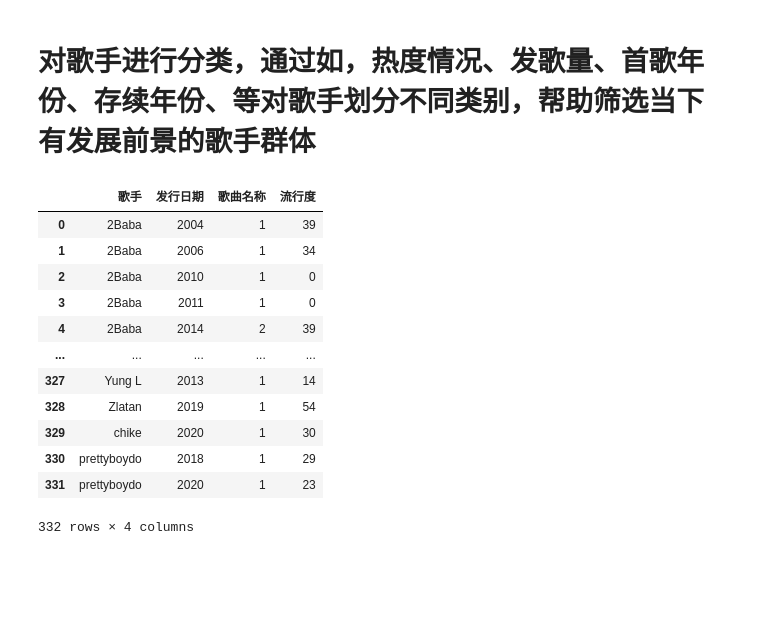
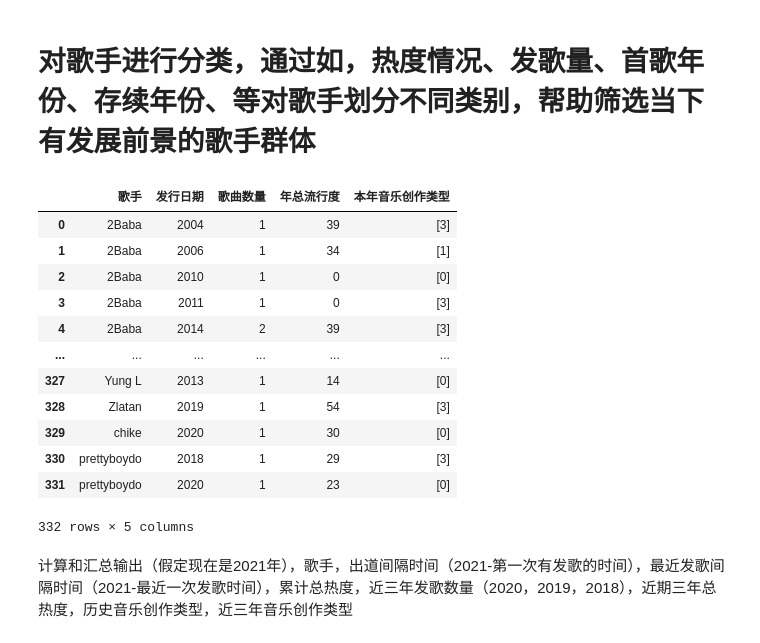
Before and after one commit to liushisi7/liushisi7_xiaoxueqi_renmeng, a Jupyter notebook: 作业一/歌手聚类和分析.ipynb, the cells around one changed output. Drawn from its saved outputs; the diff is of its cells as text; code cells hidden in the pictures; blank space fills up the shorter version.

```diff
--- a/作业一/歌手聚类和分析.ipynb
+++ b/作业一/歌手聚类和分析.ipynb
@@ -15,6 +15,6 @@ import warnings
 warnings.filterwarnings('ignore')
 
 # 读取数据
-data = pd.read_csv('nigerian-songs.csv')
+data = pd.read_csv('音乐聚类后.csv')
 data
 # %% [output]
@@ -55,9 +55,3 @@ memory usage: 66.4+ KB
 # %% [markdown]
 歌曲名称、专辑、艺术家、艺术家顶级流派、发行日期、长度、流行度、舞蹈性、音乐性、能量、乐器性、活跃度、响度、语速、节奏和时值
 **各列都是530，均不存在空值，故无需进行缺失值处理。数据类型见Dtype。通过观察，这是一个比较规整的数据集，无需进行缺失值等处理。**
-# %%
-# 替换列名称，便于理解
-# 原始列名: ['name', 'album', 'artist', 'artist_top_genre', 'release_date', 'length', 'popularity', 'danceability', 'acousticness', 'energy', 'instrumentalness', 'liveness', 'loudness', 'speechiness', 'tempo', 'time_signature']
-data.columns = ['歌曲名称', '专辑', '歌手', '歌手主要流派', '发行日期', '时长', '流行度', '舞蹈性', '声学性', '能量值', '器乐性', '现场感', '响度(dB)', '语音性/说唱成分', '节拍速度(BPM)', '拍号']
-# 查看数据的前5行
-data
@@ -79,19 +59,22 @@ data
 #  对歌手进行分类，通过如，热度情况、发歌量、首歌年份、存续年份、等对歌手划分不同类别，帮助筛选当下有发展前景的歌手群体
 # %%
 # 根据歌手和发行日期对数据进行汇总
-data_summary = data.groupby(['歌手', '发行日期']).agg({'歌曲名称': 'count', '流行度': 'sum'}).reset_index()
+data_summary = data.groupby(['歌手', '发行日期']).agg({'歌曲名称': 'count', '流行度': 'sum','音乐构成聚类':  lambda x: list(set(x))}).reset_index()
+data_summary.rename(columns={'歌曲名称': '歌曲数量', '流行度': '年总流行度', '音乐构成聚类': '本年音乐创作类型'}, inplace=True)
 data_summary
 # %% [output]
-|  | 歌手 | 发行日期 | 歌曲名称 | 流行度 |
-| 0 | 2Baba | 2004 | 1 | 39 |
-| 1 | 2Baba | 2006 | 1 | 34 |
-| 2 | 2Baba | 2010 | 1 | 0 |
-| 3 | 2Baba | 2011 | 1 | 0 |
-| 4 | 2Baba | 2014 | 2 | 39 |
-| ... | ... | ... | ... | ... |
-| 327 | Yung L | 2013 | 1 | 14 |
-| 328 | Zlatan | 2019 | 1 | 54 |
-| 329 | chike | 2020 | 1 | 30 |
-| 330 | prettyboydo | 2018 | 1 | 29 |
-| 331 | prettyboydo | 2020 | 1 | 23 |
+|  | 歌手 | 发行日期 | 歌曲数量 | 年总流行度 | 本年音乐创作类型 |
+| 0 | 2Baba | 2004 | 1 | 39 | [3] |
+| 1 | 2Baba | 2006 | 1 | 34 | [1] |
+| 2 | 2Baba | 2010 | 1 | 0 | [0] |
+| 3 | 2Baba | 2011 | 1 | 0 | [3] |
+| 4 | 2Baba | 2014 | 2 | 39 | [3] |
+| ... | ... | ... | ... | ... | ... |
+| 327 | Yung L | 2013 | 1 | 14 | [0] |
+| 328 | Zlatan | 2019 | 1 | 54 | [3] |
+| 329 | chike | 2020 | 1 | 30 | [0] |
+| 330 | prettyboydo | 2018 | 1 | 29 | [3] |
+| 331 | prettyboydo | 2020 | 1 | 23 | [0] |
-332 rows × 4 columns
+332 rows × 5 columns
+# %% [markdown]
+计算和汇总输出（假定现在是2021年），歌手，出道间隔时间（2021-第一次有发歌的时间），最近发歌间隔时间（2021-最近一次发歌时间），累计总热度，近三年发歌数量（2020，2019，2018），近期三年总热度，历史音乐创作类型，近三年音乐创作类型
```
Also changed, not shown: parts of 16 cells of this notebook, 2 other files.
